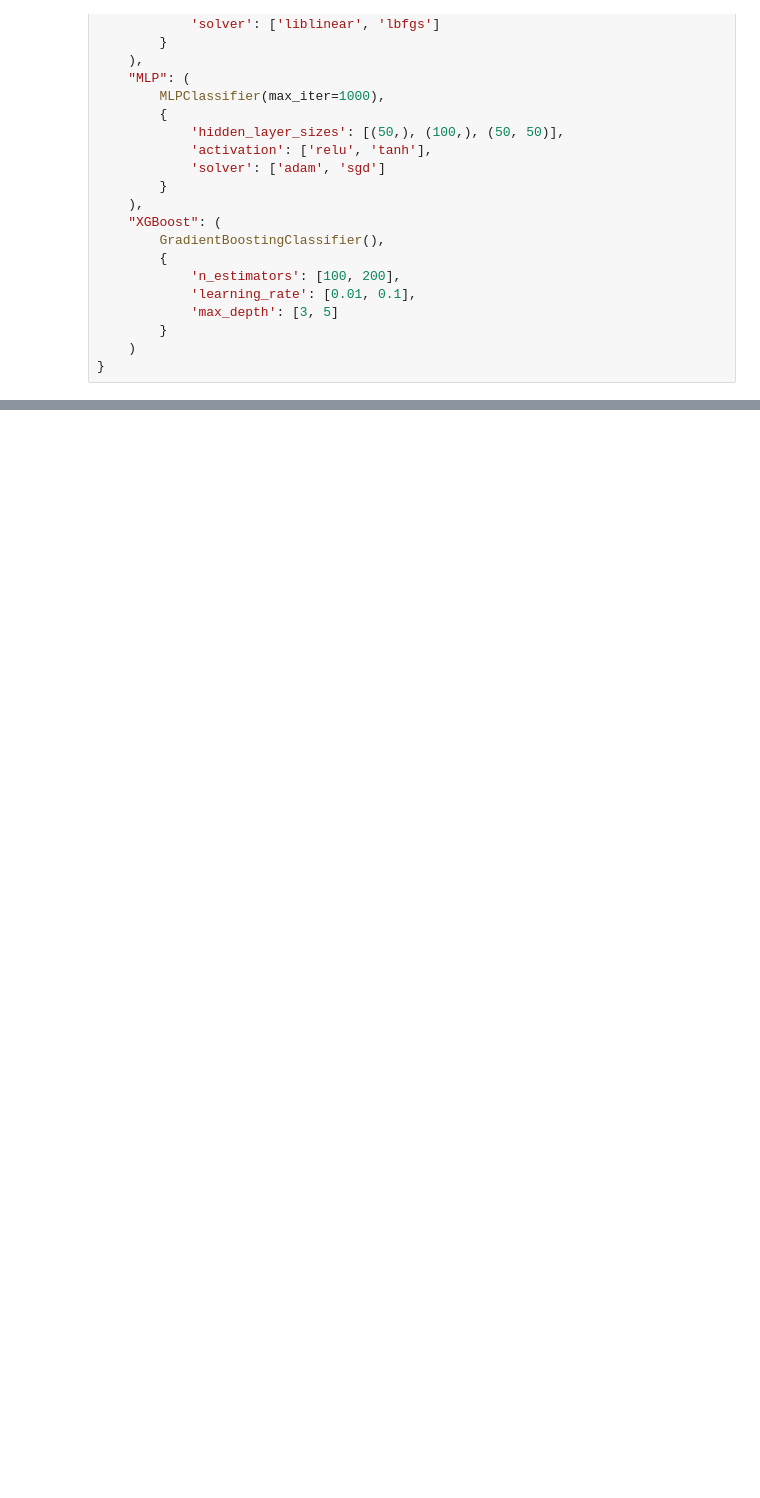
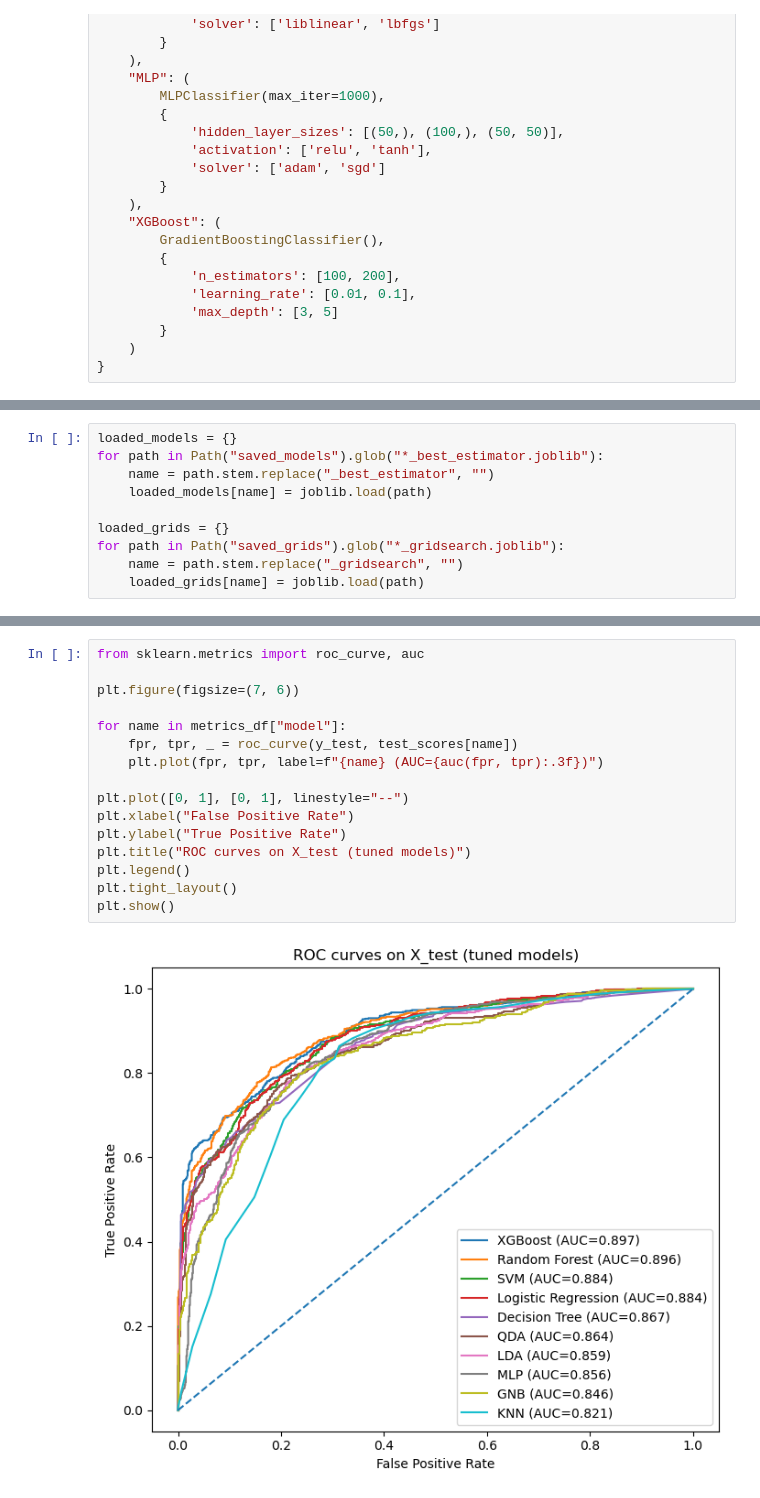
Before and after one commit to YarinArava/SpaceShipTitanic_FinalProject, a Jupyter notebook: Spaceship_Titanic_corrected.ipynb, the cells around one changed output, grey strips where cells are left out. Saved outputs shown, nothing was run; the diff lists cells and outputs as text; blank space fills up the shorter version.

```diff
--- a/Spaceship_Titanic_corrected.ipynb
+++ b/Spaceship_Titanic_corrected.ipynb
@@ -1973,0 +1989,10 @@ weighted avg       0.80      0.80      0.80      1739
+# %%
+loaded_models = {}
+for path in Path("saved_models").glob("*_best_estimator.joblib"):
+    name = path.stem.replace("_best_estimator", "")
+    loaded_models[name] = joblib.load(path)
+
+loaded_grids = {}
+for path in Path("saved_grids").glob("*_gridsearch.joblib"):
+    name = path.stem.replace("_gridsearch", "")
+    loaded_grids[name] = joblib.load(path)
@@ -1973,0 +2060,18 @@ weighted avg       0.80      0.80      0.80      1739
+# %%
+from sklearn.metrics import roc_curve, auc
+
+plt.figure(figsize=(7, 6))
+
+for name in metrics_df["model"]:
+    fpr, tpr, _ = roc_curve(y_test, test_scores[name])
+    plt.plot(fpr, tpr, label=f"{name} (AUC={auc(fpr, tpr):.3f})")
+
+plt.plot([0, 1], [0, 1], linestyle="--")
+plt.xlabel("False Positive Rate")
+plt.ylabel("True Positive Rate")
+plt.title("ROC curves on X_test (tuned models)")
+plt.legend()
+plt.tight_layout()
+plt.show()
+# %% [output]
+[figure, added]
```
Also changed, not shown: parts of 17 cells of this notebook, 20 other files.
